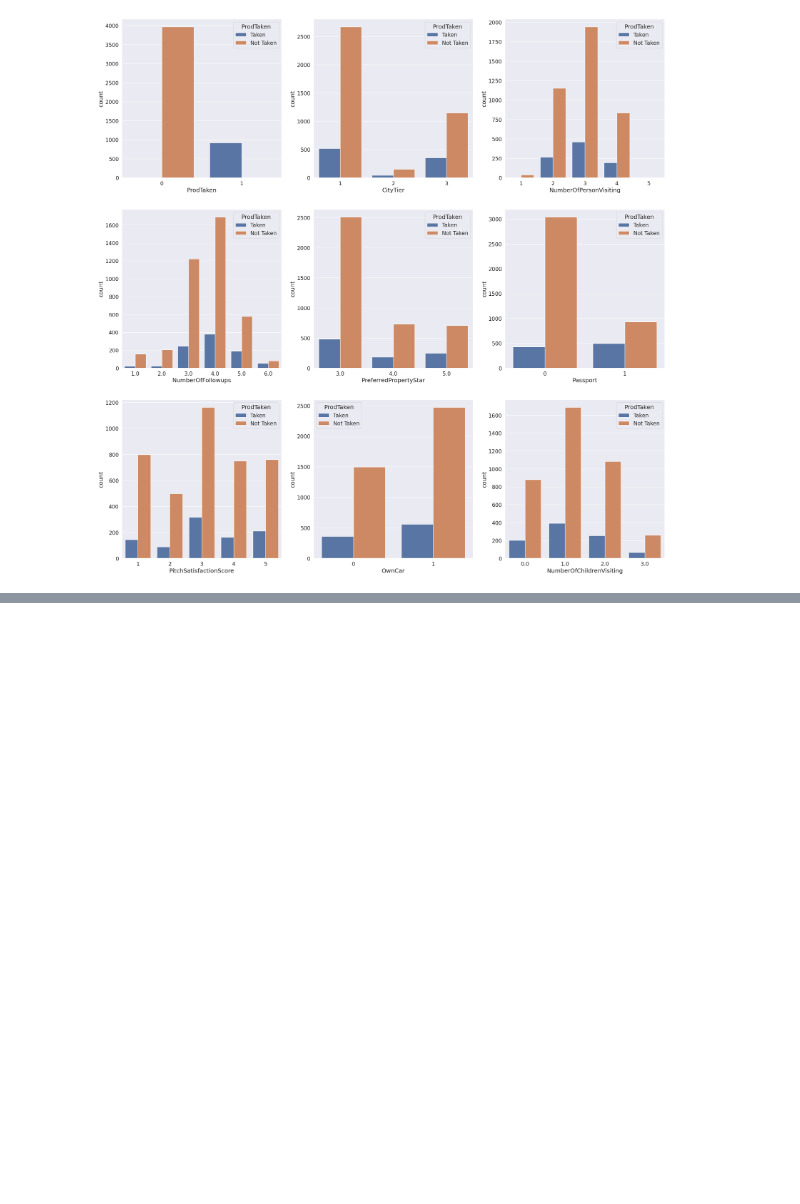
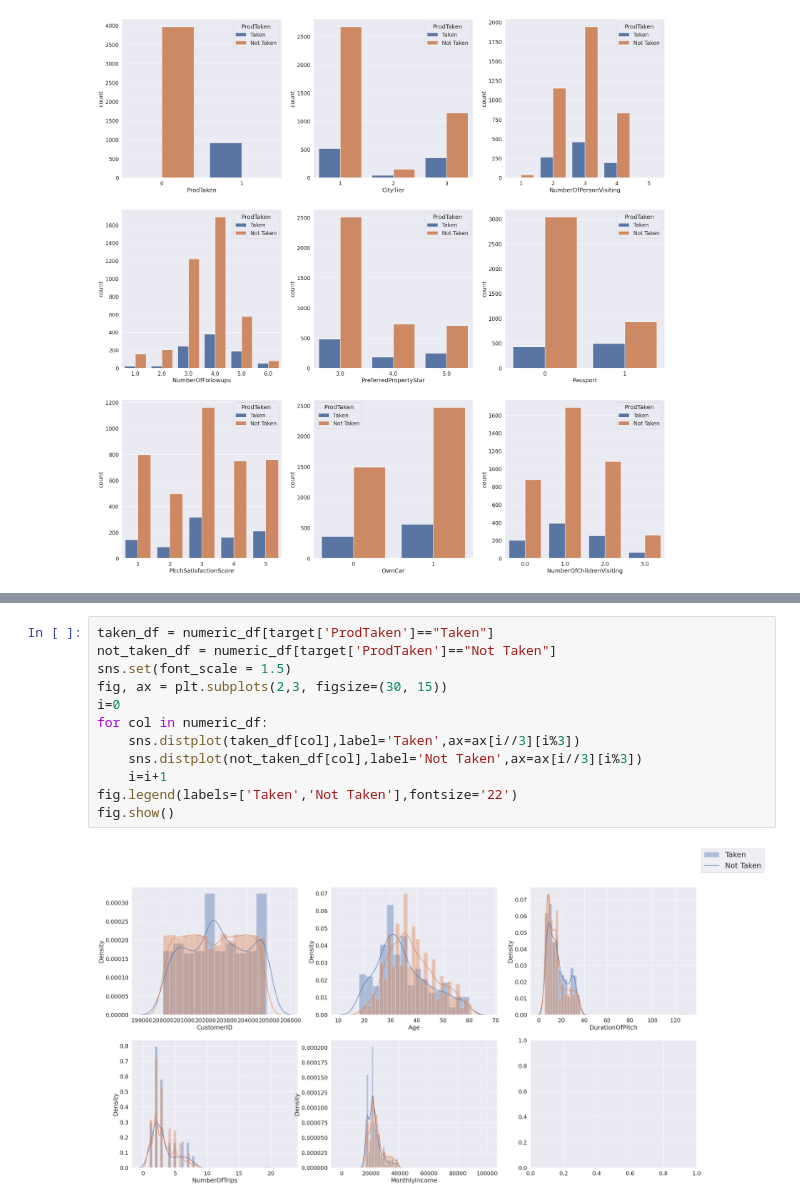
Before and after one commit to Kirtimaanwani/Travel-package-purchase-prediction, a Jupyter notebook: notebooks/problem-statement-and-EDA.ipynb, the cells around one changed output, grey strips where cells are left out. Saved outputs shown, nothing was run; the diff lists cells and outputs as text; blank space fills up the shorter version.

```diff
--- a/notebooks/problem-statement-and-EDA.ipynb
+++ b/notebooks/problem-statement-and-EDA.ipynb
@@ -274,0 +308,14 @@ plt.show()
+# %%
+taken_df = numeric_df[target['ProdTaken']=="Taken"]
+not_taken_df = numeric_df[target['ProdTaken']=="Not Taken"]
+sns.set(font_scale = 1.5)
+fig, ax = plt.subplots(2,3, figsize=(30, 15))
+i=0
+for col in numeric_df:
+    sns.distplot(taken_df[col],label='Taken',ax=ax[i//3][i%3])
+    sns.distplot(not_taken_df[col],label='Not Taken',ax=ax[i//3][i%3])
+    i=i+1
+fig.legend(labels=['Taken','Not Taken'],fontsize='22')
+fig.show()
+# %% [output]
+[figure, added]
```
Also changed, not shown: parts of 15 cells of this notebook.
